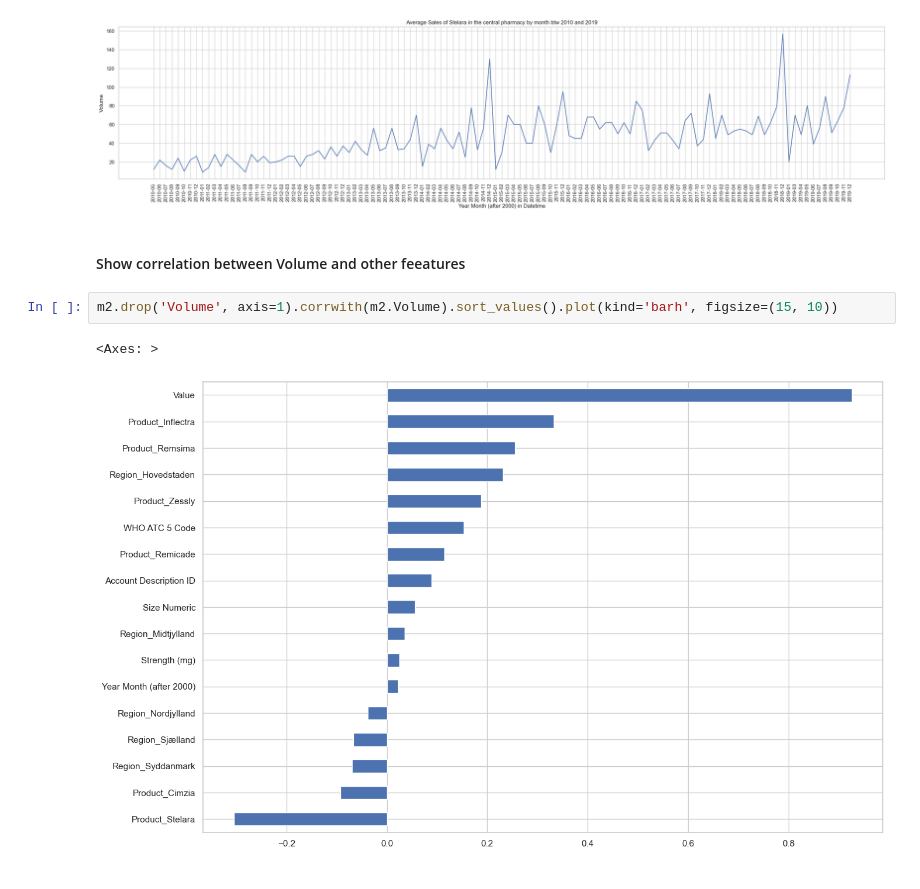
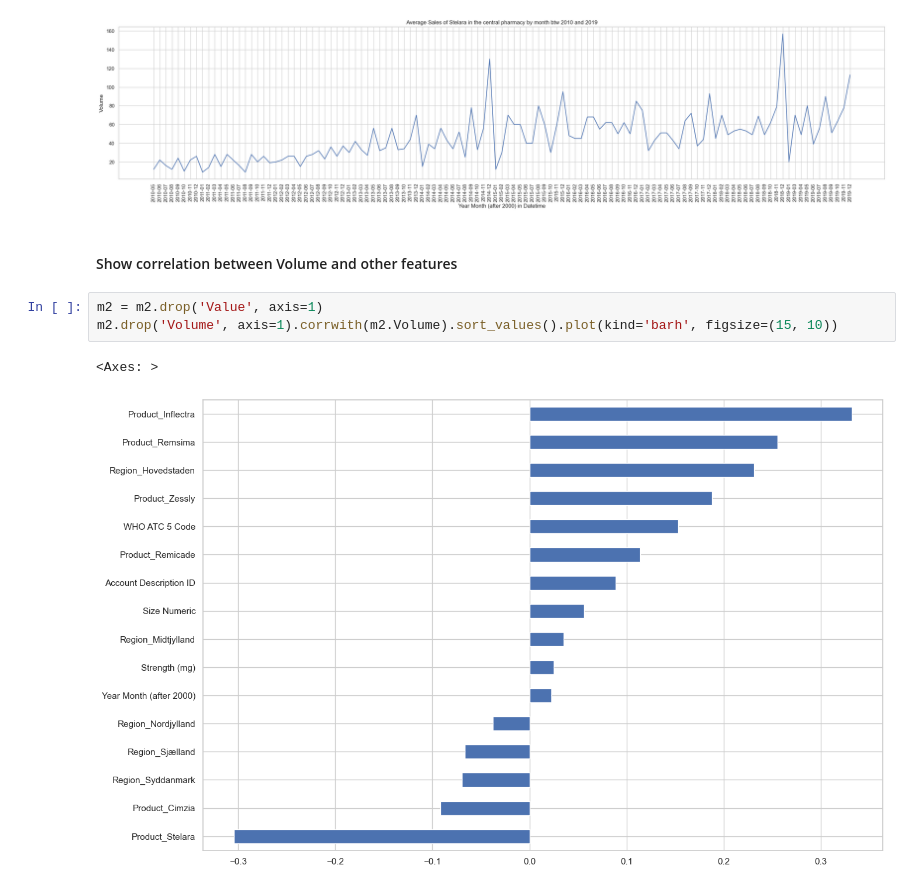
Before and after one commit to Alaa0129/Indication-Insights, a Jupyter notebook: src/Sales_Insight/1_Visualizations.ipynb, the cells around one changed output. Cells and saved outputs as stored; diff of their text form.

```diff
--- a/src/Sales_Insight/1_Visualizations.ipynb
+++ b/src/Sales_Insight/1_Visualizations.ipynb
@@ -127,9 +95,10 @@ plt.show()
 # %% [output]
 [figure]
 # %% [markdown]
-#### Show correlation between Volume and other feeatures
+#### Show correlation between Volume and other features
 # %%
+m2 = m2.drop('Value', axis=1)
 m2.drop('Volume', axis=1).corrwith(m2.Volume).sort_values().plot(kind='barh', figsize=(15, 10))
 # %% [output]
 <Axes: >
-[figure, old version]
+[figure, new version]
```
Also changed, not shown: parts of 7 cells of this notebook, 4 other files.
